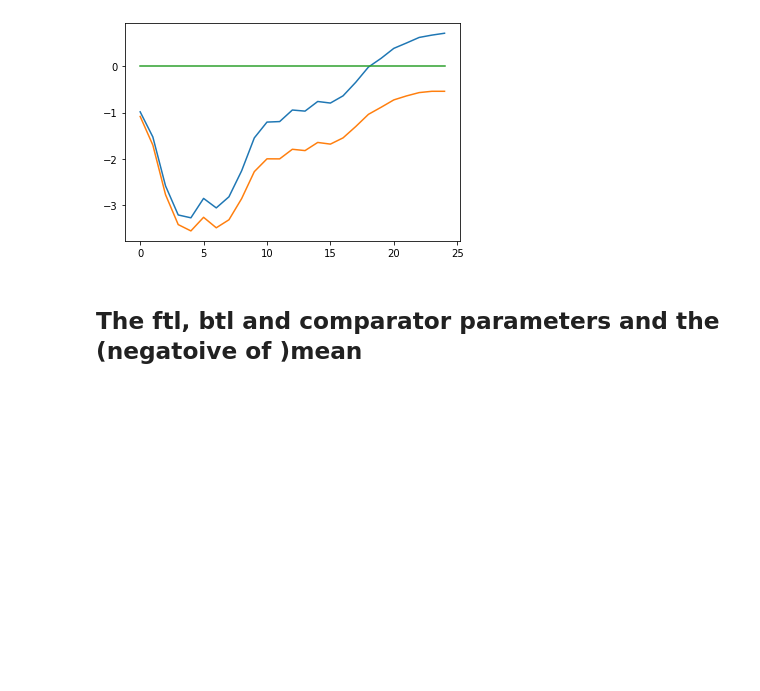
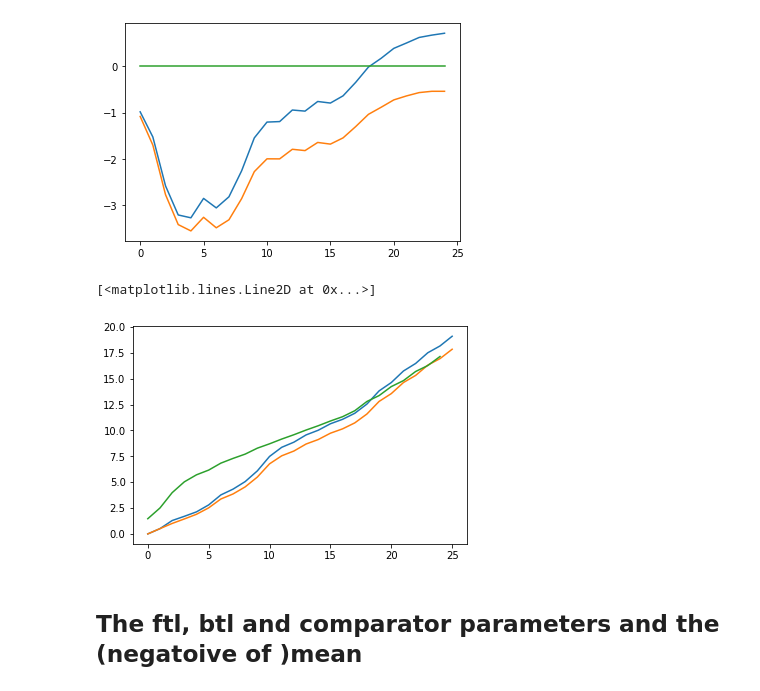
Before and after one commit to AbhijeetiitmVyas/Constrained-Online-Meta-Learning, a Jupyter notebook: Constrained Online Learning.ipynb, the cells around one changed output. Drawn from its saved outputs; the diff is of its cells as text; code cells hidden in the pictures; blank space fills up the shorter version.

```diff
--- a/Constrained Online Learning.ipynb
+++ b/Constrained Online Learning.ipynb
@@ -128,8 +134,10 @@ plt.plot(param)
 # %%
 ftl_param = [0]
 btl_param = [0]
+fctl_param = [0]
+
 ftl_loss = [0]
-ftrl_loss = [0]
+ftcl_loss = [0]
 btl_loss = [0]
 X = []
 comparator_param = 0
@@ -169,18 +179,40 @@ for (i,mean) in enumerate(mean_a):
             loss_grad_btl += (-np.sum((1-1/(1+np.exp(-(x[ind_1]+theta_btl)))))+np.sum(1/(1+np.exp(-(x[ind_0]+theta_btl)))))/10000
             loss_grad_ftl += (-np.sum((1-1/(1+np.exp(-(x[ind_1]+theta_ftl)))))+np.sum(1/(1+np.exp(-(x[ind_0]+theta_ftl)))))/10000
 #             print(np.sum(np.log(1+np.exp(-x_curr[ind_1]+ftl_param[i])))-np.sum(np.log(np.exp(-x_curr[ind_0]+ftl_param[i])/(1+np.exp(-x_curr[ind_0]+ftl_param[i])))))
+
         loss_grad_ftl-= (-np.sum((1-1/(1+np.exp(-(x[ind_1]+theta_ftl)))))+np.sum(1/(1+np.exp(-(x[ind_0]+theta_ftl)))))/10000
 
         theta_ftl = theta_ftl - step_size*(loss_grad_ftl)
         theta_btl = theta_btl - step_size*(loss_grad_btl)
 
+    theta_curr = theta_btl
+    for j in range(100):
+        x = X[-2]
+        loss_grad_curr += (-np.sum((1-1/(1+np.exp(-(x[ind_1]+theta_curr)))))+np.sum(1/(1+np.exp(-(x[ind_0]+theta_curr)))))/10000
+        theta_curr = theta_curr - step_size*(loss_grad_curr)
+
+    if (theta_curr-theta_ftl)/np.sign(theta_curr-theta_ftl) > 1:
+        temp = [theta_curr-1,theta_curr+1]
+        a = 0
+        b = 0
+        for i in range(len(X)-1):
+            x_curr = X[i]
+            a += (np.sum(np.log(1+np.exp(-(x_curr[ind_1]+temp[0]))))-np.sum(np.log(np.exp(-(x_curr[ind_0]+temp[0]))/(1+np.exp(-(x_curr[ind_0]+temp[0]))))))/10000
+
+        for i in range(len(X)-1):
+            x_curr = X[i]
+            b = (np.sum(np.log(1+np.exp(-(x_curr[ind_1]+temp[1]))))-np.sum(np.log(np.exp(-(x_curr[ind_0]+temp[1]))/(1+np.exp(-(x_curr[ind_0]+temp[1]))))))/10000
+
+        if b>a:
+            theta_ftl = temp[0]
+        else:
+            theta_ftl = temp[1]
+
     ftl_param.append(theta_ftl)
     btl_param.append(theta_btl)
-
+    ftcl_param.append()
     ind_1 = x_curr > mean
     ind_0 = x_curr < mean
-#     print(x_curr[ind_0],1/(1+np.exp(-(x_curr[ind_0]+theta_btl))))
-#     print(x_curr[ind_1],1/(1+np.exp(-(x_curr[ind_0]+theta_btl))))
 
     ftl_curr_loss = (np.sum(np.log(1+np.exp(-(x_curr[ind_1]+ftl_param[i+1]))))-np.sum(np.log(np.exp(-(x_curr[ind_0]+ftl_param[i+1]))/(1+np.exp(-(x_curr[ind_0]+ftl_param[i+1]))))))/10000
     btl_curr_loss = (np.sum(np.log(1+np.exp(-(x_curr[ind_1]+btl_param[i+1]))))-np.sum(np.log(np.exp(-(x_curr[ind_0]+btl_param[i+1]))/(1+np.exp(-(x_curr[ind_0]+btl_param[i+1]))))))/10000
@@ -189,12 +221,8 @@ for (i,mean) in enumerate(mean_a):
 
     ftl_loss.append(ftl_curr_loss)
     btl_loss.append(btl_curr_loss)
+    ftcl_loss.append()
 
-#     temp_mean = np.mean(x)
-#     ftl_param = total_mean/(i+1)
-#     ftl_loss.append(mean-ftl_param)
-#     total_mean += temp_mean
-#     btl_param = total_mean/i
 comparator_param = btl_param[-1]
 loss_comp = []
 for k,x in enumerate(X):
@@ -242,6 +252,13 @@ plt.plot(np.zeros(25))
 # %% [output]
 [<matplotlib.lines.Line2D at 0x...>]
 [figure]
+# %%
+plt.plot(np.cumsum(ftl_loss))
+plt.plot(np.cumsum(btl_loss))
+plt.plot(np.cumsum(np.array(loss_comp)))
+# %% [output]
+[<matplotlib.lines.Line2D at 0x...>]
+[figure, added]
 # %% [markdown]
 ## The ftl, btl and comparator parameters and the (negatoive of )mean
 # %%
```
Also changed, not shown: parts of 18 cells of this notebook.
